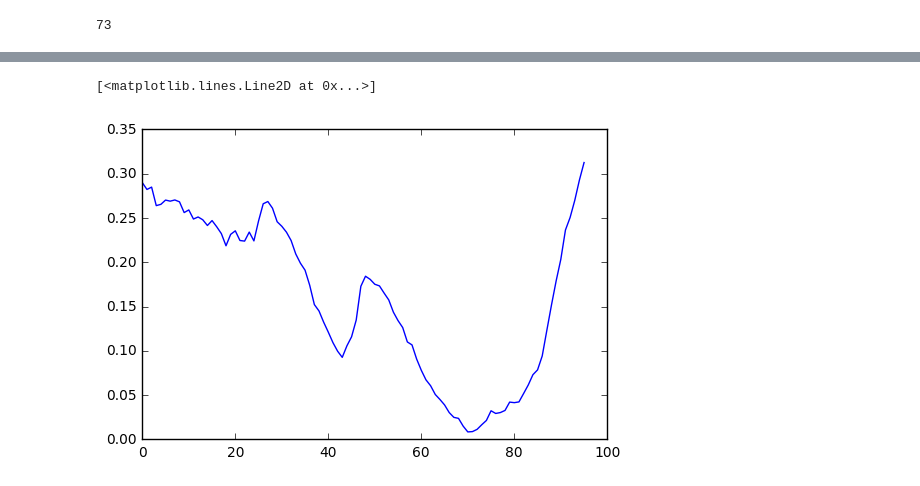
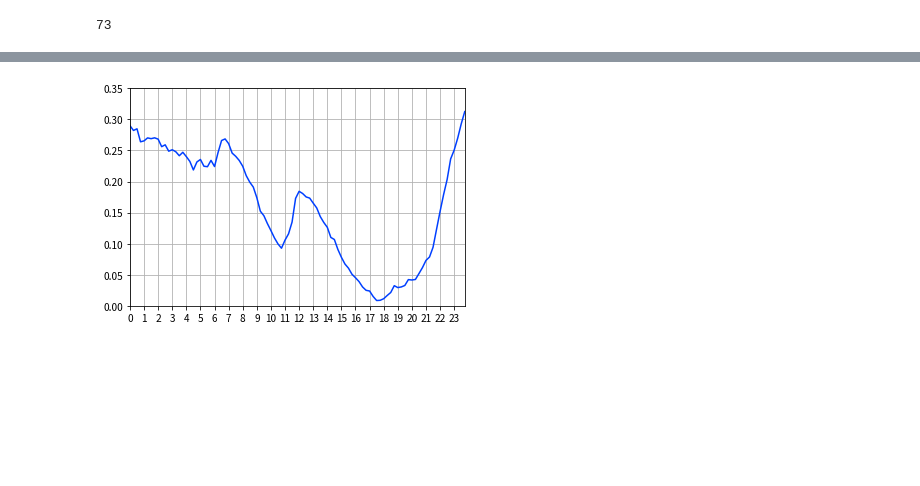
Before and after one commit to tjwei/ETC_math, a Jupyter notebook: 07-Visualization.ipynb, the cells around one changed output, grey strips where cells are left out. Saved outputs shown, nothing was run; the diff lists cells and outputs as text; code cells hidden in the pictures; blank space fills up the shorter version.

```diff
--- a/07-Visualization.ipynb
+++ b/07-Visualization.ipynb
@@ -6,12 +6,14 @@
 import tqdm
 import tarfile
 import pandas
+import matplotlib
 import matplotlib.pyplot as plt
 import numpy as np
 import PIL
 import gzip
 from urllib.request import urlopen
 %matplotlib inline
+matplotlib.style.use('seaborn-bright')
 # progress bar
 tqdm.tqdm.pandas()
 
@@ -28,12 +30,12 @@ M06A_fields = ['VehicleType',
 import datetime
 # 用來解析時間格式
 def strptime(x):
-    return datetime.datetime.strptime(x, "%Y-%m-%d %H:%M:%S")
+    return datetime.datetime(int(x[:4]), int(x[5:7]), int(x[8:10]),
+                             int(x[11:13]), int(x[14:16]), int(x[17:19]) )
 
 def parse_tripinfo(tripinfo):
     split1 = tripinfo.split("; ")
-    split2 = (x.split('+') for x in split1)
-    return [(strptime(t), node) for t,node in split2]
+    return [(strptime(t), t[20:]) for t in split1]
 # %%
 ## 讀取檔案
 node_data=pandas.read_json('node_data.json')
@@ -115,7 +134,7 @@ num_total, num_valid, num_overspeed, num_overspeed/num_total, num_overspeed/num_
 # %%
-S01F = list(sorted(x for x in node_data.編號 if x.startswith('01F') and x.endswith('S')))
+S01F_list = list(sorted(x for x in node_data.編號 if x.startswith('01F') and x.endswith('S')))
 # %%
-S01F = {s:i for i,s in enumerate(S01F)}
+S01F = {s:i for i,s in enumerate(S01F_list)}
 # %%
 len(S01F)
 # %% [output]
@@ -345,0 +197,9 @@ plt.imshow((speeding_statistics))
+# %%
+fp = matplotlib.font_manager.FontProperties(fname = 'NotoSansCJKtc-Regular.otf')
+matplotlib.font_manager.fontManager.ttffiles.append(fp.get_file())
+font_entry = matplotlib.font_manager.FontEntry(fp.get_file(), fp.get_name(),
+                                               fp.get_style(), fp.get_variant(),
+                                              fp.get_weight(), fp.get_stretch(), fp.get_size())
+
+matplotlib.font_manager.fontManager.ttflist.append(font_entry)
+plt.rcParams['font.family'] = fp.get_name()
@@ -346,5 +232,8 @@ plt.imshow((speeding_statistics))
 # %%
-plt.plot(speeding_statistics.sum(axis=1)/(total_statistics.sum(axis=1)+0.00001) )
+plt.plot(speeding_statistics.sum(axis=1)/(total_statistics.sum(axis=1)+0.00001) );
+plt.xticks(range(0,24*4,4), range(24));
+plt.grid(True);
+plt.xlim(0,24*4-1);
+plt.ylim(0, 0.35);
 # %% [output]
-[<matplotlib.lines.Line2D at 0x...>]
-[figure, old version]
+[figure, new version]
```
Also changed, not shown: parts of 30 cells of this notebook.
